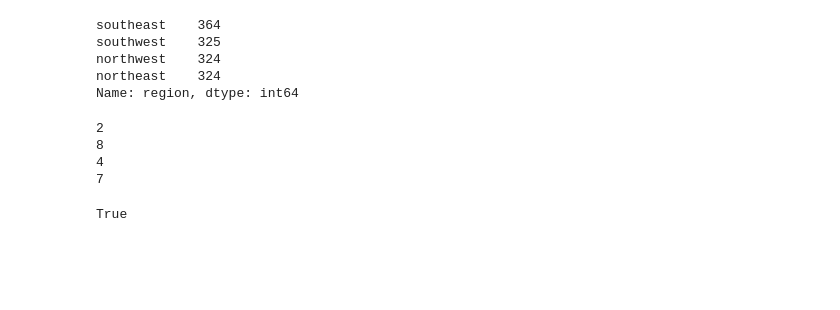
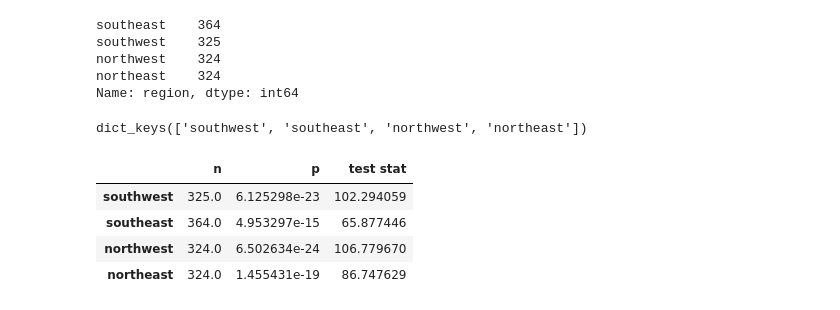
Before and after one commit to Acottle1031/Hypothesis-Testing-with-Insurance-Data, a Jupyter notebook: Hypothesis Testing.ipynb, the cells around one changed output. Cells and saved outputs as stored; diff of their text form; code cells hidden in the pictures; blank space fills up the shorter version.

```diff
--- a/Hypothesis Testing.ipynb
+++ b/Hypothesis Testing.ipynb
@@ -183,10 +165,0 @@ northwest_outliers = np.abs(stats.zscore(northwest_charges)) > 3
-# %%
-print(southeast_outliers.sum())
-print(southwest_outliers.sum())
-print(northeast_outliers.sum())
-print(northwest_outliers.sum())
-# %% [output]
-2
-8
-4
-7
@@ -199,6 +165,0 @@ northwest_charges = northwest_charges[(np.abs(stats.zscore(northwest_charges)) <
-# %%
-# Checking equal variance
-region_variance = stats.levene(southeast_charges, southwest_charges, northeast_charges, northwest_charges)
-print(region_variance.pvalue<.05)
-# %% [output]
-True
@@ -206,0 +166,24 @@ True
+# %%
+groups = {}
+for a in df['region'].unique():
+    data=df.loc[df['region']==a, 'charges']
+    groups[a] = data
+groups.keys()
+# %% [output]
+dict_keys(['southwest', 'southeast', 'northwest', 'northeast'])
+# %%
+# Normal test for groups
+norm_results = {}
+for a, data in groups.items():
+    stat,p = stats.normaltest(data)
+    norm_results[a]= {'n': len(data),
+                     'p':p,
+                     'test stat':stat,}
+norm_results_df = pd.DataFrame(norm_results).T
+norm_results_df
+# %% [output]
+|  | n | p | test stat |
+| southwest | 325.0 | 6.125298e-23 | 102.294059 |
+| southeast | 364.0 | 4.953297e-15 | 65.877446 |
+| northwest | 324.0 | 6.502634e-24 | 106.779670 |
+| northeast | 324.0 | 1.455431e-19 | 86.747629 |
```
Also changed, not shown: parts of 15 cells of this notebook.
